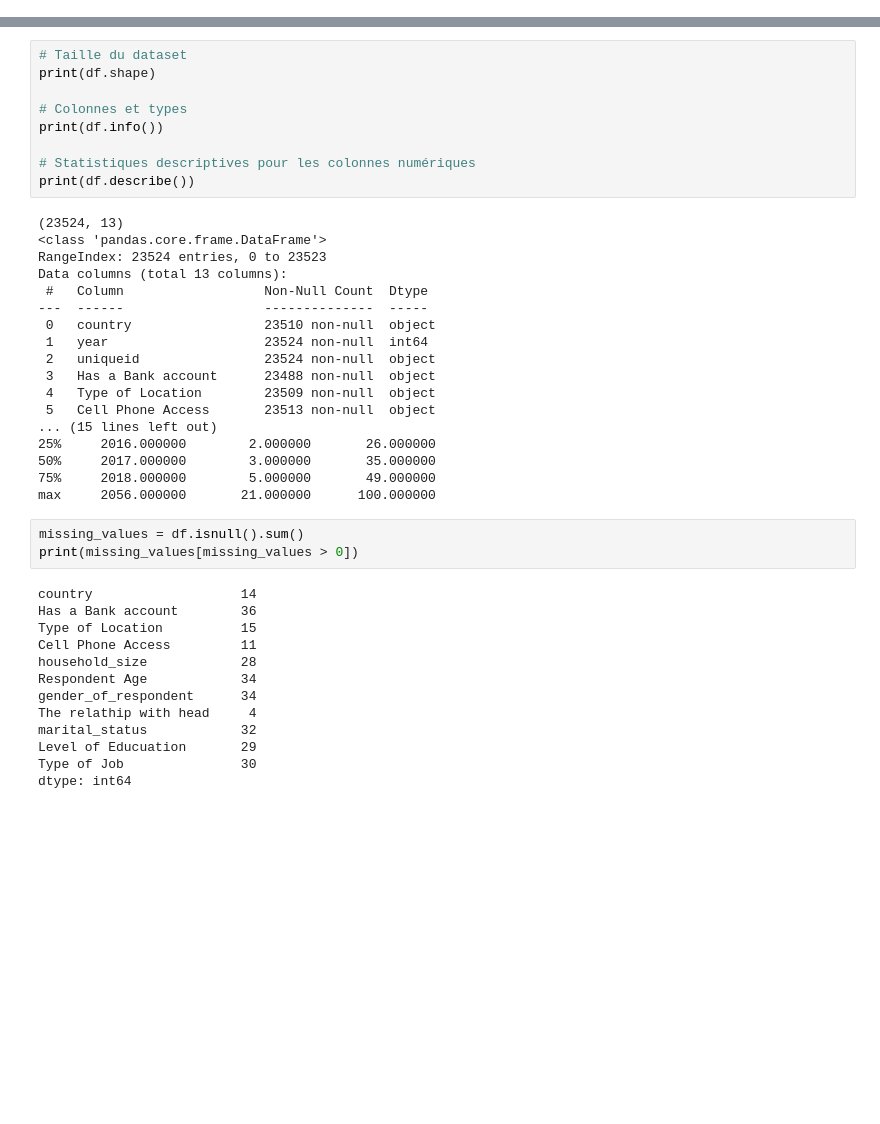
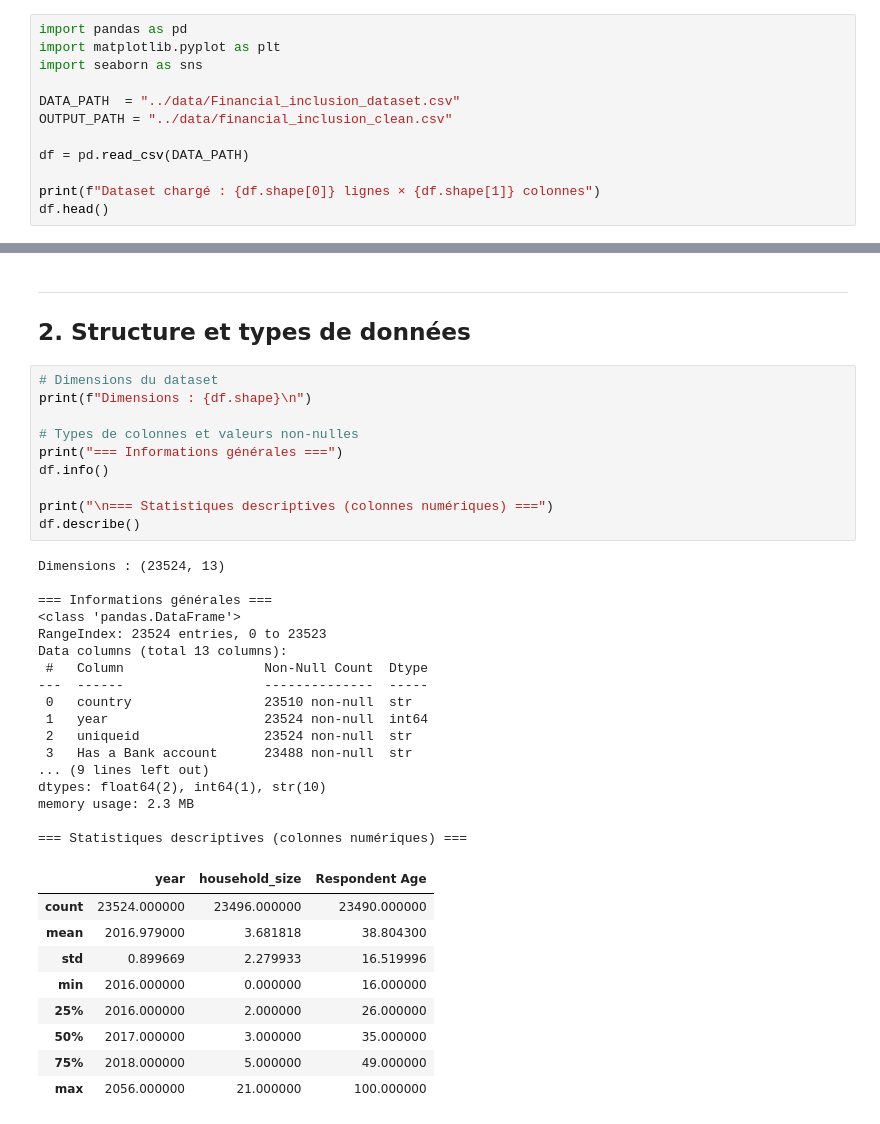
Before and after one commit to Majin-M/inclusion_financiere, a Jupyter notebook: notebooks/EDA.ipynb, the cells around one changed output, grey strips where cells are left out. Cells and saved outputs as stored; diff of their text form; blank space fills up the shorter version.

```diff
--- a/notebooks/EDA.ipynb
+++ b/notebooks/EDA.ipynb
@@ -18,0 +55,12 @@ df.head()
+# %%
+import pandas as pd
+import matplotlib.pyplot as plt
+import seaborn as sns
+
+DATA_PATH  = "../data/Financial_inclusion_dataset.csv"
+OUTPUT_PATH = "../data/financial_inclusion_clean.csv"
+
+df = pd.read_csv(DATA_PATH)
+
+print(f"Dataset chargé : {df.shape[0]} lignes × {df.shape[1]} colonnes")
+df.head()
@@ -19,44 +75,41 @@ df.head()
+# %% [markdown]
+---
+## 2. Structure et types de données
 # %%
-# Taille du dataset
-print(df.shape)
+# Dimensions du dataset
+print(f"Dimensions : {df.shape}\n")
 
-# Colonnes et types
-print(df.info())
+# Types de colonnes et valeurs non-nulles
+print("=== Informations générales ===")
+df.info()
 
-# Statistiques descriptives pour les colonnes numériques
-print(df.describe())
+print("\n=== Statistiques descriptives (colonnes numériques) ===")
+df.describe()
 # %% [output]
-(23524, 13)
-<class 'pandas.core.frame.DataFrame'>
+Dimensions : (23524, 13)
+
+=== Informations générales ===
+<class 'pandas.DataFrame'>
 RangeIndex: 23524 entries, 0 to 23523
 Data columns (total 13 columns):
  #   Column                  Non-Null Count  Dtype
 ---  ------                  --------------  -----
- 0   country                 23510 non-null  object
+ 0   country                 23510 non-null  str
  1   year                    23524 non-null  int64
- 2   uniqueid                23524 non-null  object
- 3   Has a Bank account      23488 non-null  object
- 4   Type of Location        23509 non-null  object
- 5   Cell Phone Access       23513 non-null  object
-... (15 lines left out)
-25%     2016.000000        2.000000       26.000000
-50%     2017.000000        3.000000       35.000000
-75%     2018.000000        5.000000       49.000000
-max     2056.000000       21.000000      100.000000
+ 2   uniqueid                23524 non-null  str
+ 3   Has a Bank account      23488 non-null  str
+... (9 lines left out)
+dtypes: float64(2), int64(1), str(10)
+memory usage: 2.3 MB
+
+=== Statistiques descriptives (colonnes numériques) ===
+|  | year | household_size | Respondent Age |
+| count | 23524.000000 | 23496.000000 | 23490.000000 |
+| mean | 2016.979000 | 3.681818 | 38.804300 |
+| std | 0.899669 | 2.279933 | 16.519996 |
+| min | 2016.000000 | 0.000000 | 16.000000 |
+| 25% | 2016.000000 | 2.000000 | 26.000000 |
+| 50% | 2017.000000 | 3.000000 | 35.000000 |
+| 75% | 2018.000000 | 5.000000 | 49.000000 |
+| max | 2056.000000 | 21.000000 | 100.000000 |
-# %%
-missing_values = df.isnull().sum()
-print(missing_values[missing_values > 0])
-# %% [output]
-country                   14
-Has a Bank account        36
-Type of Location          15
-Cell Phone Access         11
-household_size            28
-Respondent Age            34
-gender_of_respondent      34
-The relathip with head     4
-marital_status            32
-Level of Educuation       29
-Type of Job               30
-dtype: int64
 # %%
```
Also changed, not shown: parts of 24 cells of this notebook, 1 other file.
